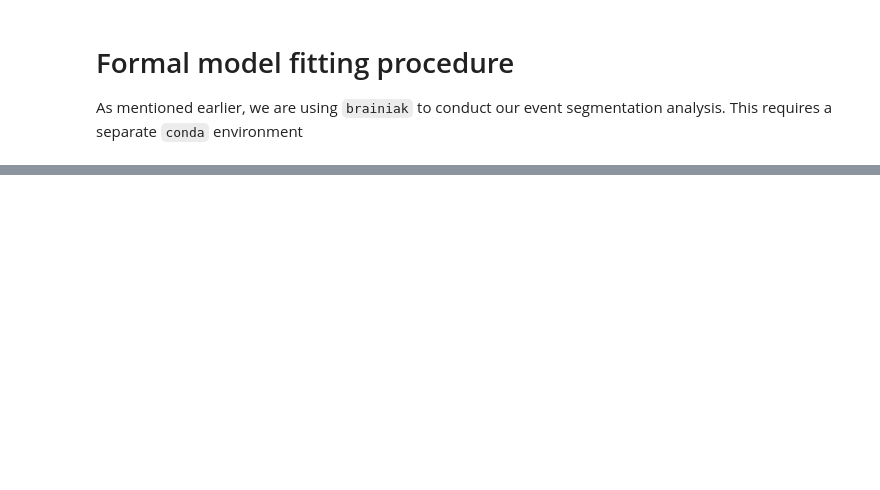
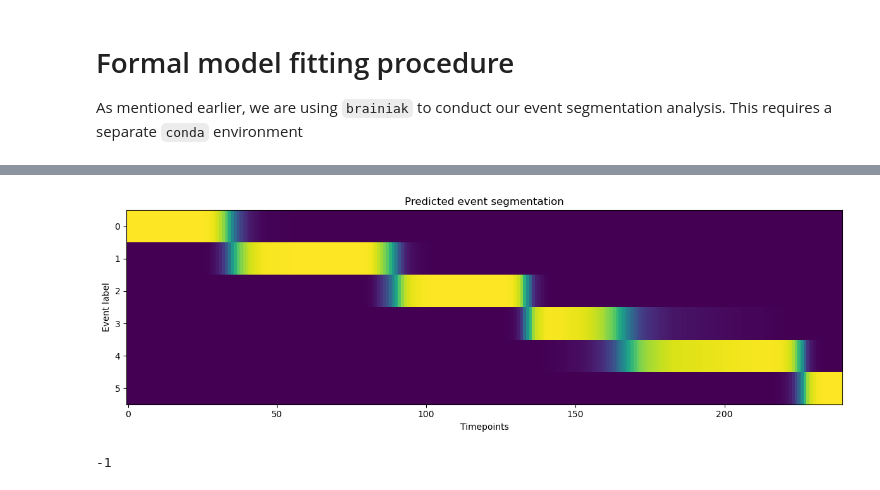
Before and after one commit to w-decker/Honors-Thesis, a Jupyter notebook: EventSeg/main.ipynb, the cells around one changed output, grey strips where cells are left out. Saved outputs shown, nothing was run; the diff lists cells and outputs as text; code cells hidden in the pictures; blank space fills up the shorter version.

```diff
--- a/EventSeg/main.ipynb
+++ b/EventSeg/main.ipynb
@@ -198,0 +289,2 @@ As mentioned earlier, we are using `brainiak` to conduct our event segmentation
+# %%
+es.fit(tdata.T)
@@ -198,0 +305,7 @@ As mentioned earlier, we are using `brainiak` to conduct our event segmentation
+# %%
+# outer loop loo class
+loo_outer = LeaveOneOut()
+loo_outer.get_n_splits(subj_id_struct)
+
+# condition variable
+cond = "S"
@@ -198,0 +314,4 @@ As mentioned earlier, we are using `brainiak` to conduct our event segmentation
+# %%
+for subj_id_train_outer, subj_id_test_outer in loo_outer.split(subj_id_struct):
+
+    #
@@ -198,0 +383,16 @@ As mentioned earlier, we are using `brainiak` to conduct our event segmentation
+# %%
+k_vals = np.arange(2, 10)
+b = {}
+for k in k_vals:
+    logL = []
+
+    # instantiate
+    es = EventSegment(k)
+
+    # fit
+    es.fit(roidata["S"][2][:, roi_idx_adjust])
+
+    # append
+    logL.append(es.ll_)
+
+    b[str(k)] = np.max(es.ll_)
@@ -198,0 +410,19 @@ As mentioned earlier, we are using `brainiak` to conduct our event segmentation
+# %%
+# plot
+f, ax = plt.subplots(1,1, figsize=(12,4))
+
+pred_seg = es.segments_[0]
+ax.imshow(pred_seg.T, aspect='auto', cmap='viridis')
+ax.set_xlabel('Timepoints')
+ax.set_ylabel('Event label')
+ax.set_title('Predicted event segmentation')
+
+f.tight_layout()
+# %% [output]
+[figure, added]
+# %%
+x = [-1, -2, -3, -4]
+np.min(x)
+np.max(x)
+# %% [output]
+-1
```
Also changed, not shown: parts of 30 cells of this notebook.
